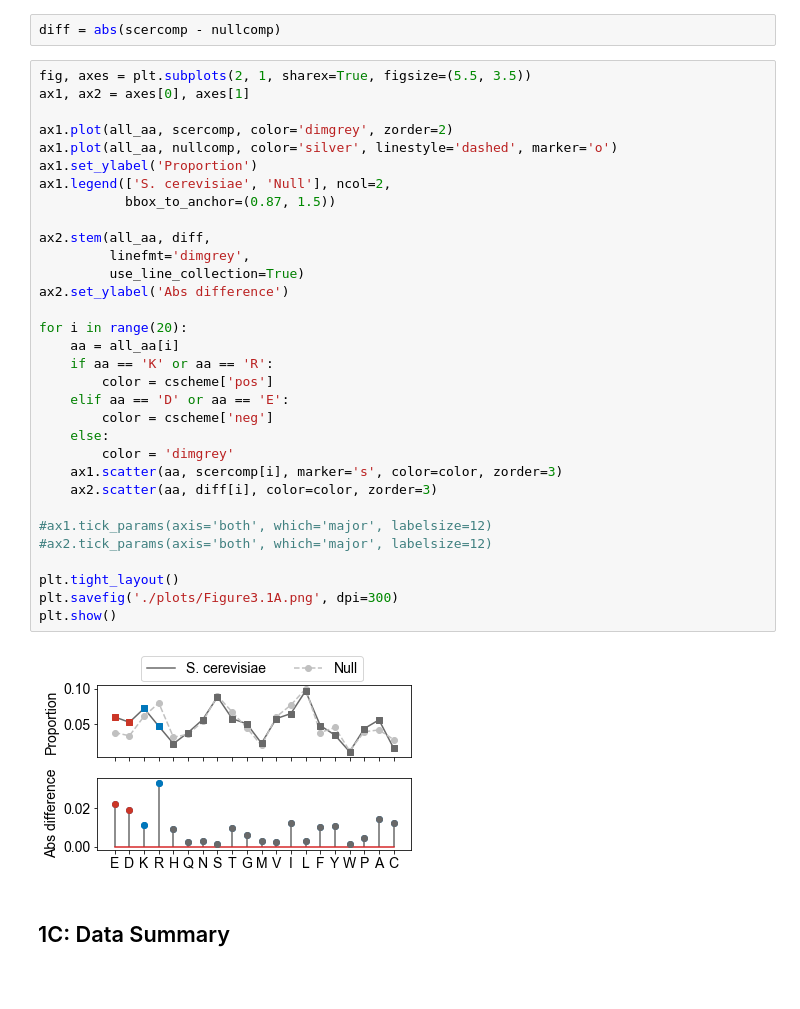
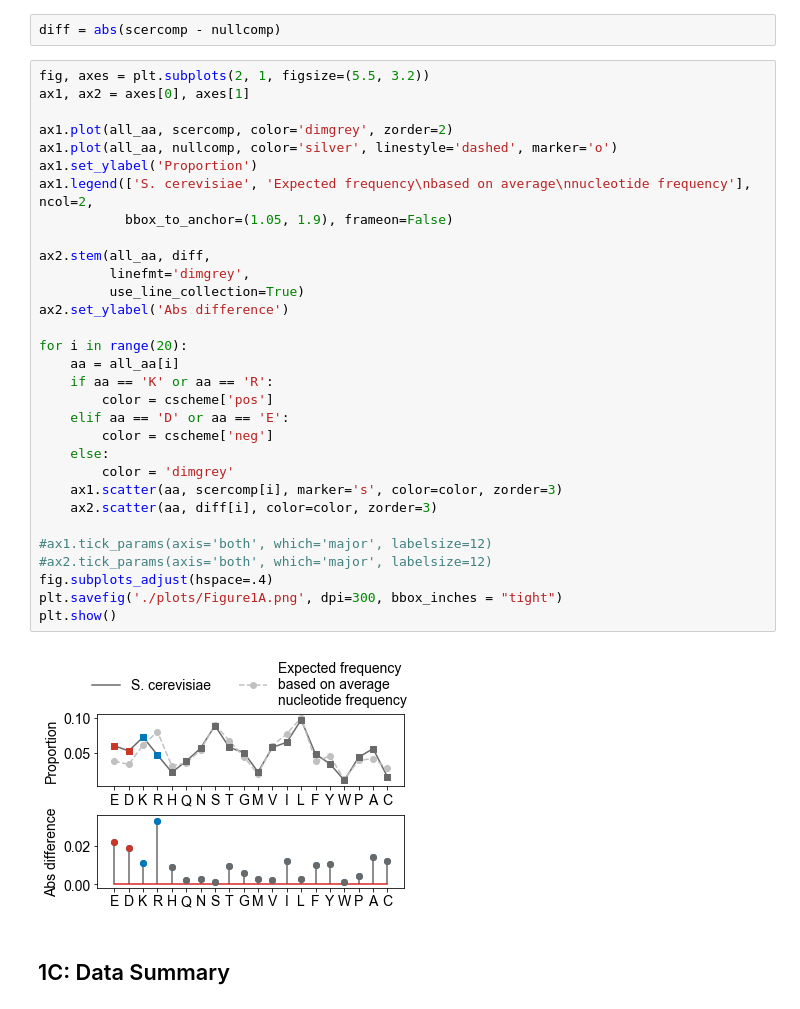
Before and after one commit to rosalindpan/hcrpaper, a Jupyter notebook: figures/Figure1.ipynb, the cells around one changed output. Saved outputs shown, nothing was run; the diff lists cells and outputs as text; blank space fills up the shorter version.

Commit message:
figures

```diff
--- a/figures/Figure1.ipynb
+++ b/figures/Figure1.ipynb
@@ -209,39 +209,38 @@ nullcomp = nullcomp / np.sum(nullcomp)
 # %%
 diff = abs(scercomp - nullcomp)
 # %%
-fig, axes = plt.subplots(2, 1, sharex=True, figsize=(5.5, 3.5))
+fig, axes = plt.subplots(2, 1, figsize=(5.5, 3.2))
 ax1, ax2 = axes[0], axes[1]
 
 ax1.plot(all_aa, scercomp, color='dimgrey', zorder=2)
 ax1.plot(all_aa, nullcomp, color='silver', linestyle='dashed', marker='o')
 ax1.set_ylabel('Proportion')
-ax1.legend(['S. cerevisiae', 'Null'], ncol=2,
-           bbox_to_anchor=(0.87, 1.5))
+ax1.legend(['S. cerevisiae', 'Expected frequency\nbased on average\nnucleotide frequency'], ncol=2,
+           bbox_to_anchor=(1.05, 1.9), frameon=False)
 
 ax2.stem(all_aa, diff,
          linefmt='dimgrey',
          use_line_collection=True)
 ax2.set_ylabel('Abs difference')
 
 for i in range(20):
     aa = all_aa[i]
     if aa == 'K' or aa == 'R':
         color = cscheme['pos']
     elif aa == 'D' or aa == 'E':
         color = cscheme['neg']
     else:
         color = 'dimgrey'
     ax1.scatter(aa, scercomp[i], marker='s', color=color, zorder=3)
     ax2.scatter(aa, diff[i], color=color, zorder=3)
 
 #ax1.tick_params(axis='both', which='major', labelsize=12)
 #ax2.tick_params(axis='both', which='major', labelsize=12)
-
-plt.tight_layout()
-plt.savefig('./plots/Figure3.1A.png', dpi=300)
+fig.subplots_adjust(hspace=.4)
+plt.savefig('./plots/Figure1A.png', dpi=300, bbox_inches = "tight")
 plt.show()
 # %% [output]
-[figure, old version]
+[figure, new version]
 # %% [markdown]
 ## 1C: Data Summary
 # %%
```
Also changed, not shown: parts of 7 cells of this notebook, 37 other files.
